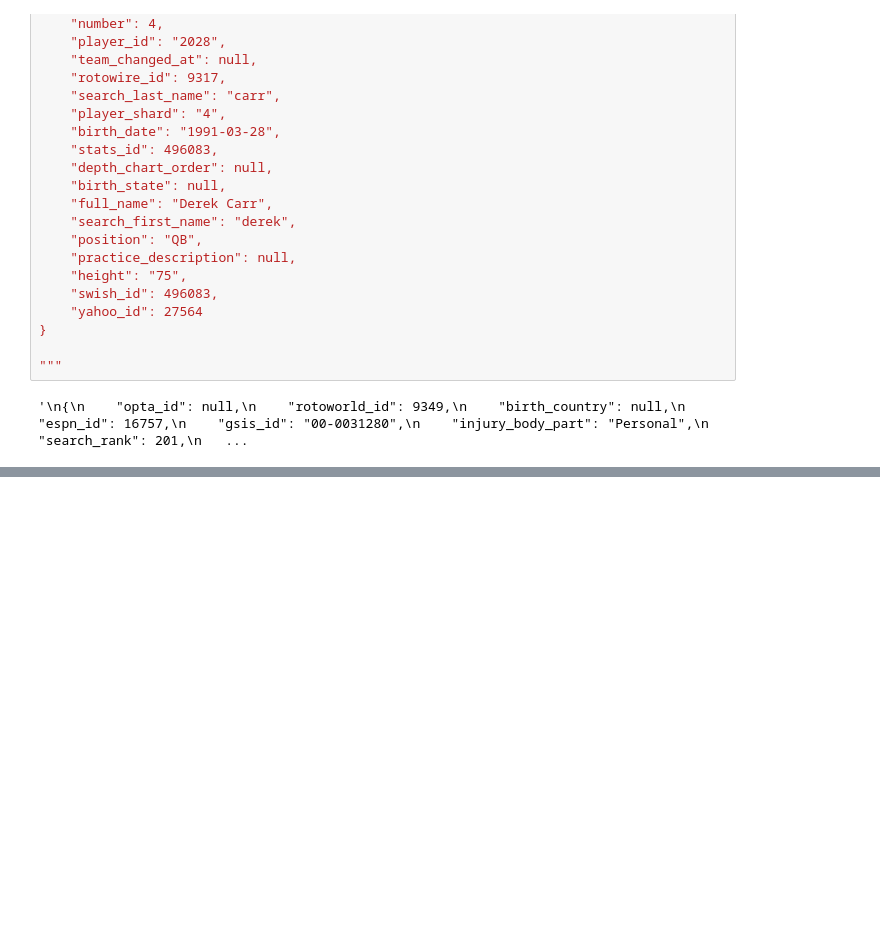
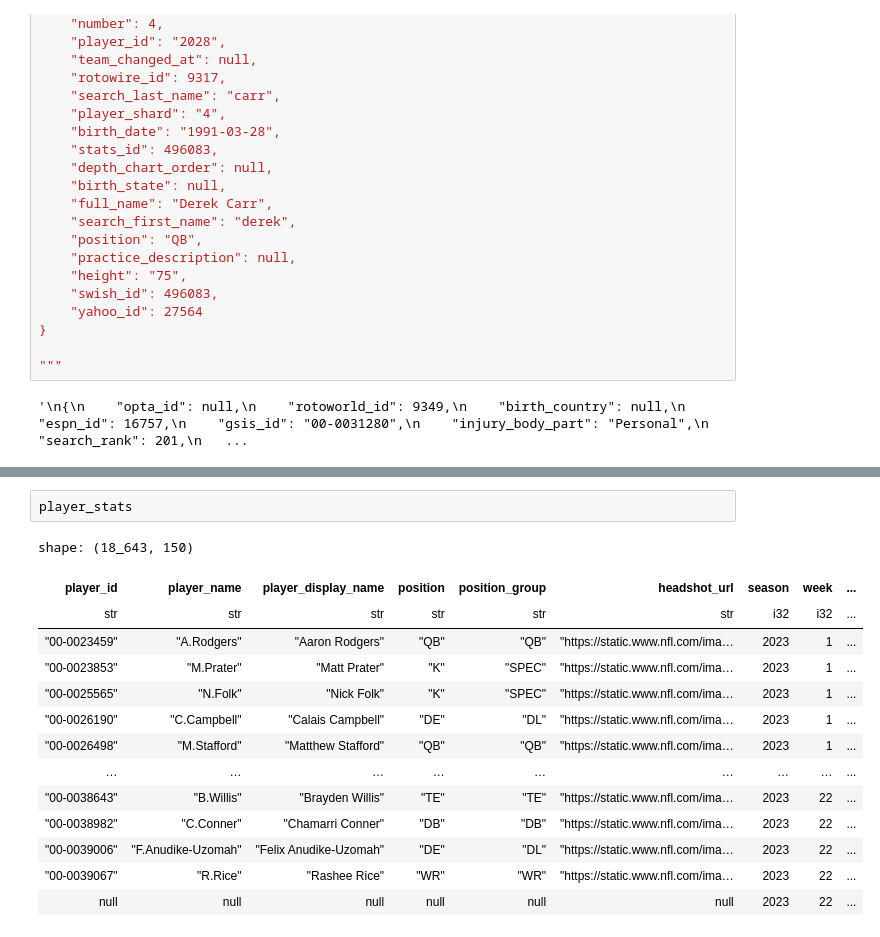
Before and after one commit to rya000667/public-fantast-football-analytics, a Jupyter notebook: expore-api-sports-notebook.ipynb, the cells around one changed output, grey strips where cells are left out. Saved outputs shown, nothing was run; the diff lists cells and outputs as text; blank space fills up the shorter version.

```diff
--- a/expore-api-sports-notebook.ipynb
+++ b/expore-api-sports-notebook.ipynb
@@ -223,0 +273,17 @@ for player_id, player in players.items():
+# %%
+player_stats
+# %% [output]
+shape: (18_643, 150)
+| player_id | player_name | player_display_name | position | position_group | headshot_url | season | week | ... |
+| str | str | str | str | str | str | i32 | i32 | ... |
+| "00-0023459" | "A.Rodgers" | "Aaron Rodgers" | "QB" | "QB" | "https://static.www.nfl.com/ima… | 2023 | 1 | ... |
+| "00-0023853" | "M.Prater" | "Matt Prater" | "K" | "SPEC" | "https://static.www.nfl.com/ima… | 2023 | 1 | ... |
+| "00-0025565" | "N.Folk" | "Nick Folk" | "K" | "SPEC" | "https://static.www.nfl.com/ima… | 2023 | 1 | ... |
+| "00-0026190" | "C.Campbell" | "Calais Campbell" | "DE" | "DL" | "https://static.www.nfl.com/ima… | 2023 | 1 | ... |
+| "00-0026498" | "M.Stafford" | "Matthew Stafford" | "QB" | "QB" | "https://static.www.nfl.com/ima… | 2023 | 1 | ... |
+| … | … | … | … | … | … | … | … | ... |
+| "00-0038643" | "B.Willis" | "Brayden Willis" | "TE" | "TE" | "https://static.www.nfl.com/ima… | 2023 | 22 | ... |
+| "00-0038982" | "C.Conner" | "Chamarri Conner" | "DB" | "DB" | "https://static.www.nfl.com/ima… | 2023 | 22 | ... |
+| "00-0039006" | "F.Anudike-Uzomah" | "Felix Anudike-Uzomah" | "DE" | "DL" | "https://static.www.nfl.com/ima… | 2023 | 22 | ... |
+| "00-0039067" | "R.Rice" | "Rashee Rice" | "WR" | "WR" | "https://static.www.nfl.com/ima… | 2023 | 22 | ... |
+| null | null | null | null | null | null | 2023 | 22 | ... |
```
Also changed, not shown: parts of 14 cells of this notebook, 2 other files.
